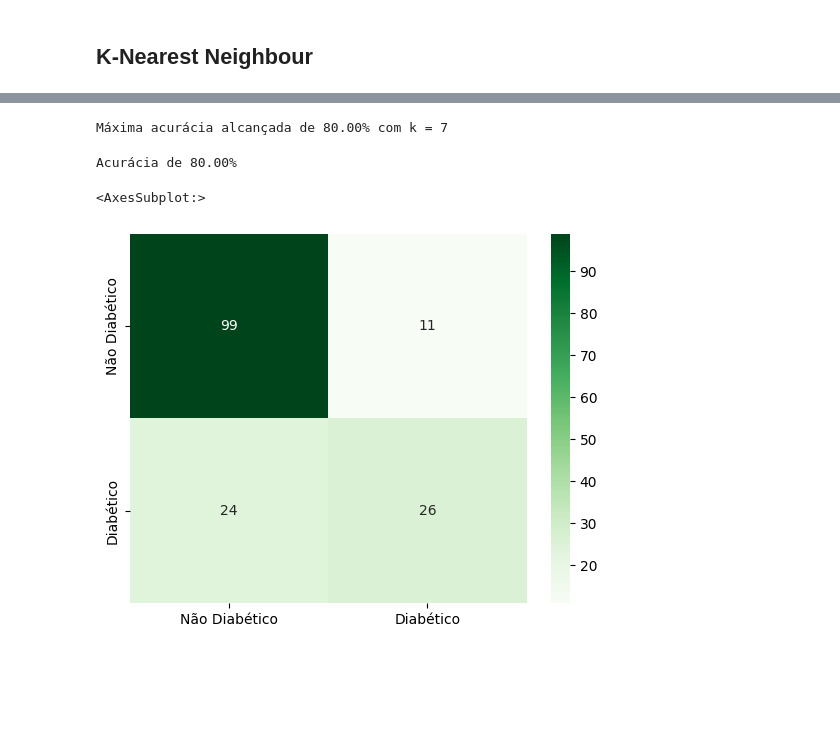
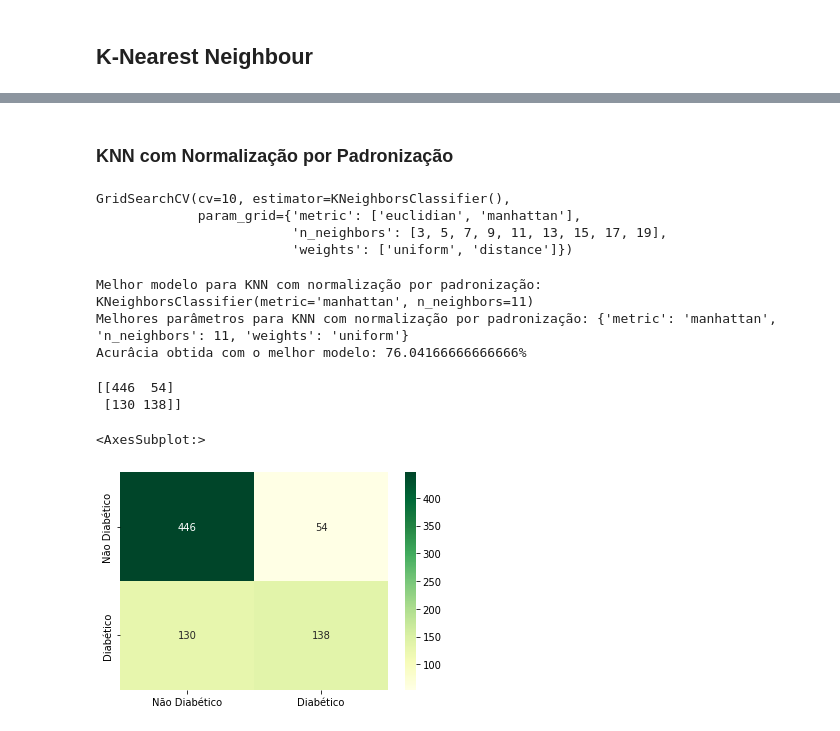
Before and after one commit to Marcellofabrizio/Notebooks, a Jupyter notebook: Pima Indians Diabetes Database/ClassifierComparison.ipynb, the cells around one changed output, grey strips where cells are left out. Cells and saved outputs as stored; diff of their text form; code cells hidden in the pictures; blank space fills up the shorter version.

```diff
--- a/Pima Indians Diabetes Database/ClassifierComparison.ipynb
+++ b/Pima Indians Diabetes Database/ClassifierComparison.ipynb
@@ -162,3 +246,5 @@ y = diabetes_copy.Outcome
+# %%
+y = diabetes.Outcome
 # %% [markdown]
 ## Decision Tree
 Depois de termos feito a exploração e a preparação dos dados, iremos realizar o primeiro teste de classificação utilizando o algoritmo Decision Tree
@@ -205,0 +251,16 @@ predictions_test = dt.predict(X_test)
+# %%
+# Comparar diferentes conjuntos de hiperparâmetros no treinamento
+from sklearn.tree import DecisionTreeClassifier
+from sklearn.model_selection import GridSearchCV
+
+dt = DecisionTreeClassifier()
+params = {
+    'criterion': ['entropy', 'gini'],
+    'max_depth': [2,3,4,5,6,7,8],
+    'min_samples_leaf': [1,2,3,4,5,6,7,8]
+}
+
+grid = GridSearchCV(dt, params, cv=10)
+grid.fit(X, y)
+
+print(f'Melhores Parâmetros: {grid.best_params_}')
@@ -269,31 +310,37 @@ p = sb.lineplot(range(1,15),test_scores,marker='o',label='Resultado de Teste')
-# %%
-max_test_score = max(test_scores)
-test_scores_ind = [i for i, v in enumerate(test_scores) if v == max_test_score]
-best_neighbours = list(map(lambda x: x+1, test_scores_ind))
-best_neighbour = best_neighbours[0]
-print('Máxima acurácia alcançada de {:.2f}% com k = {}'.format(max_test_score*100, best_neighbour))
-# %% [output]
-Máxima acurácia alcançada de 80.00% com k = 7
-# %%
-knn = KNeighborsClassifier(best_neighbour)
-
-knn.fit(X_train,y_train)
-knn_score = knn.score(X_test,y_test)
-print("Acurácia de {:.2f}%".format(knn_score*100))
-
-predictions_test = knn.predict(X_test)
-# %% [output]
-Acurácia de 80.00%
+# %% [markdown]
+### KNN com Normalização por Padronização
+# %%
+knn = KNeighborsClassifier()
+
+grid = GridSearchCV(knn, params, cv=10)
+grid.fit(X_std,y)
+# %% [output]
+GridSearchCV(cv=10, estimator=KNeighborsClassifier(),
+             param_grid={'metric': ['euclidian', 'manhattan'],
+                         'n_neighbors': [3, 5, 7, 9, 11, 13, 15, 17, 19],
+                         'weights': ['uniform', 'distance']})
+# %%
+knn = grid.best_estimator_
+
+predictions = cross_val_predict(knn, X_std, y, cv=10)
+
+print(f'Melhor modelo para KNN com normalização por padronização: {grid.best_estimator_}')
+print(f'Melhores parâmetros para KNN com normalização por padronização: {grid.best_params_}')
+print(f'Acurâcia obtida com o melhor modelo: {accuracy_score(y, predictions)*100}%')
+# %% [output]
+Melhor modelo para KNN com normalização por padronização: KNeighborsClassifier(metric='manhattan', n_neighbors=11)
+Melhores parâmetros para KNN com normalização por padronização: {'metric': 'manhattan', 'n_neighbors': 11, 'weights': 'uniform'}
+Acurâcia obtida com o melhor modelo: 76.04166666666666%
 # %%
-#Gera a matriz de confusão do treino
-confusion_matrix(y_test, predictions_test)
-
-cf = confusion_matrix(y_test, predictions_test)
+#Gera a matriz de confusão
+cf = confusion_matrix(y, predictions)
 lbl = ['Não Diabético', 'Diabético']
-sb.heatmap(cf,annot=True,cmap="Greens", fmt="d",xticklabels=lbl,yticklabels=lbl)
+sb.heatmap(cf,annot=True,cmap="YlGn", fmt="d",xticklabels=lbl,yticklabels=lbl)
 # %% [output]
-<AxesSubplot:>
+[[446  54]
+ [130 138]]
+<AxesSubplot:>
-[figure, old version]
+[figure, new version]
 # %%
 # Curva ROC
 
```
Also changed, not shown: parts of 38 cells of this notebook.
